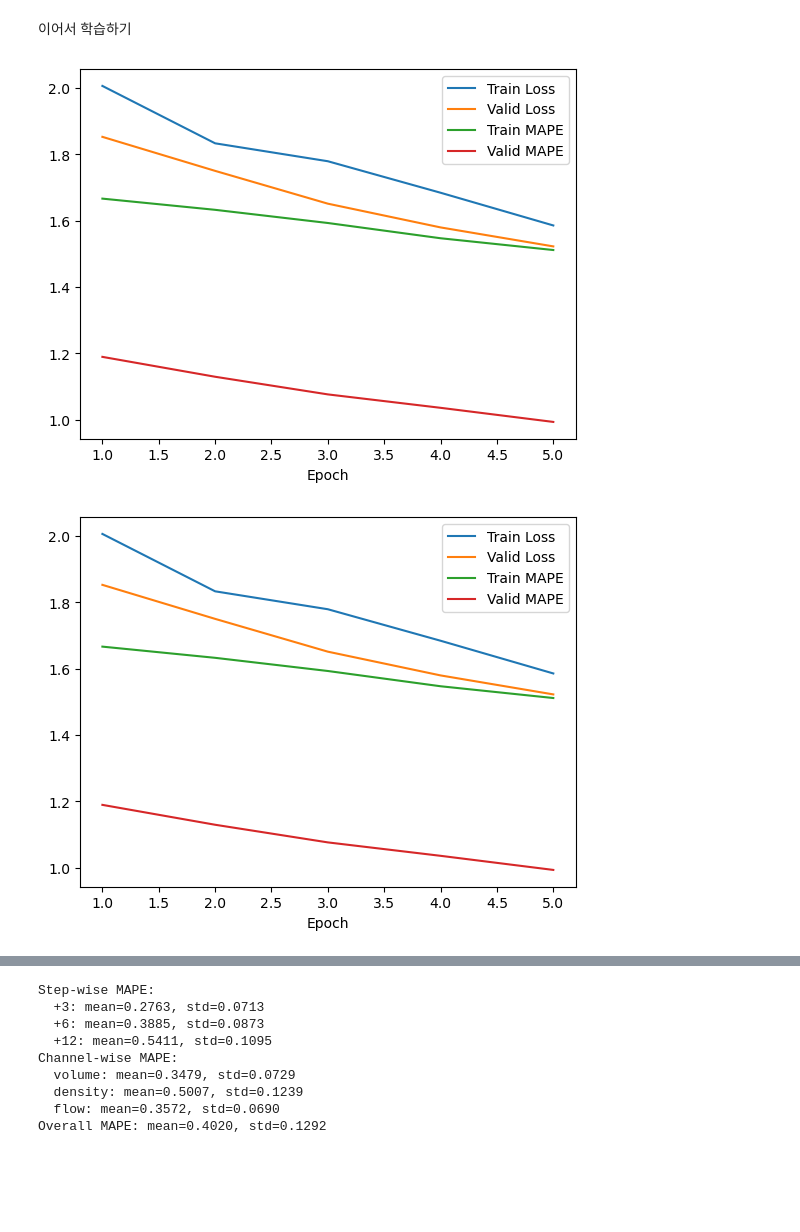
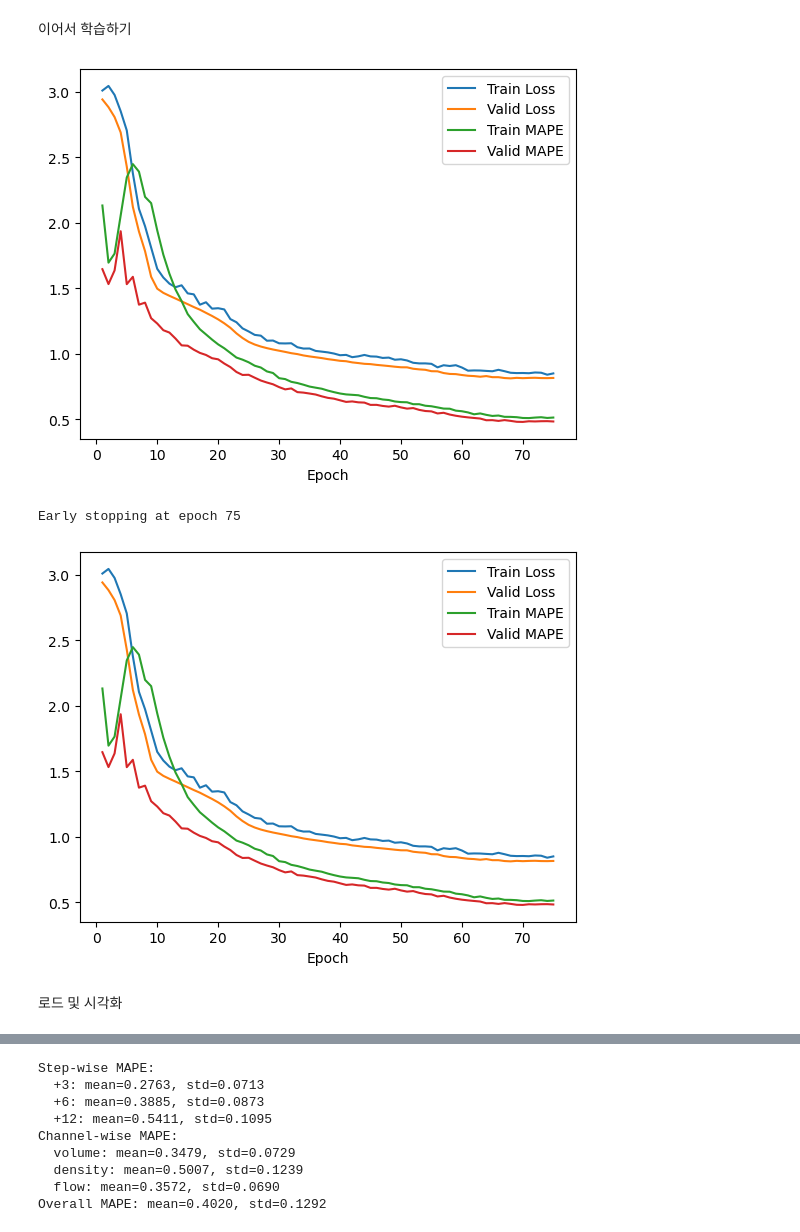
Before and after one commit to HiverXD/Traffic-Congestion-Prediction, a Jupyter notebook: src/baseline_train_refactoring.ipynb, the cells around one changed output, grey strips where cells are left out. Saved outputs shown, nothing was run; the diff lists cells and outputs as text; code cells hidden in the pictures; blank space fills up the shorter version.

Commit message:
(test) baseline train refactoring

```diff
--- a/src/baseline_train_refactoring.ipynb
+++ b/src/baseline_train_refactoring.ipynb
@@ -99,8 +99,8 @@ models = {
 #    "STGCNWithAux": STGCNWithAux,
 #    "STLinear_h1": STLinear,
 #    "STLinear": STLinear
-    "STLinear_HopBiased": STLinear_HopBiased,
-#    "STLinear_SPE": STLinear_SPE
+#    "STLinear_HopBiased": STLinear_HopBiased,
+    "STLinear_SPE": STLinear_SPE
 }
 # %%
 # Training
@@ -224,7 +224,7 @@ for name, ModelClass in models.items():
         valid_loader=valid_loader,
         optimizer=optimizer,
         criterion=criterion,
-        epochs=1,
+        epochs=70,
         device=DEVICE,
         auto_save=True,
         save_dir=SAVE_DIR
@@ -247,26 +244,29 @@ history = trainer.get_history()
 # %%
 # 1) Trainer 준비 (epochs=N 은 "추가 학습할 epoch 수")
 optimizer = AdamW(model.parameters(), lr=1e-5, weight_decay=1e-5)
 trainer = Trainer(
     model, train_loader, valid_loader,
     optimizer, criterion,
-    epochs=5, device=DEVICE,
+    epochs=30, device=DEVICE,
     auto_save=True, save_dir="./checkpoints",
     early_stopping_patience=5
 
 )
 
-# # 2) 외부에서 미리 로드한 가중치·history가 있으면
-# trainer.load_checkpoint(
-#     state_dict   = torch.load("./checkpoints/STLinear_epoch018_val0.6360.pth"),
-#     history      = history
-# )
+# 2) 외부에서 미리 로드한 가중치·history가 있으면
+trainer.load_checkpoint(
+    state_dict   = torch.load("./checkpoints/GCNMLP_epoch068_val0.8127.pth"),
+    history      = history
+)
 
 # 3) 이어서 학습
 trainer.fit()
 # %% [output]
-[figure, old version]
+[figure, new version]
+Early stopping at epoch 75
-[figure, old version]
+[figure, new version]
+# %% [markdown]
+로드 및 시각화
 # %%
 EDGE_INDEX = EDGE_INDEX.to(DEVICE)
 EDGE_ATTR = EDGE_ATTR.to(DEVICE)
```
Also changed, not shown: parts of 6 cells of this notebook.
